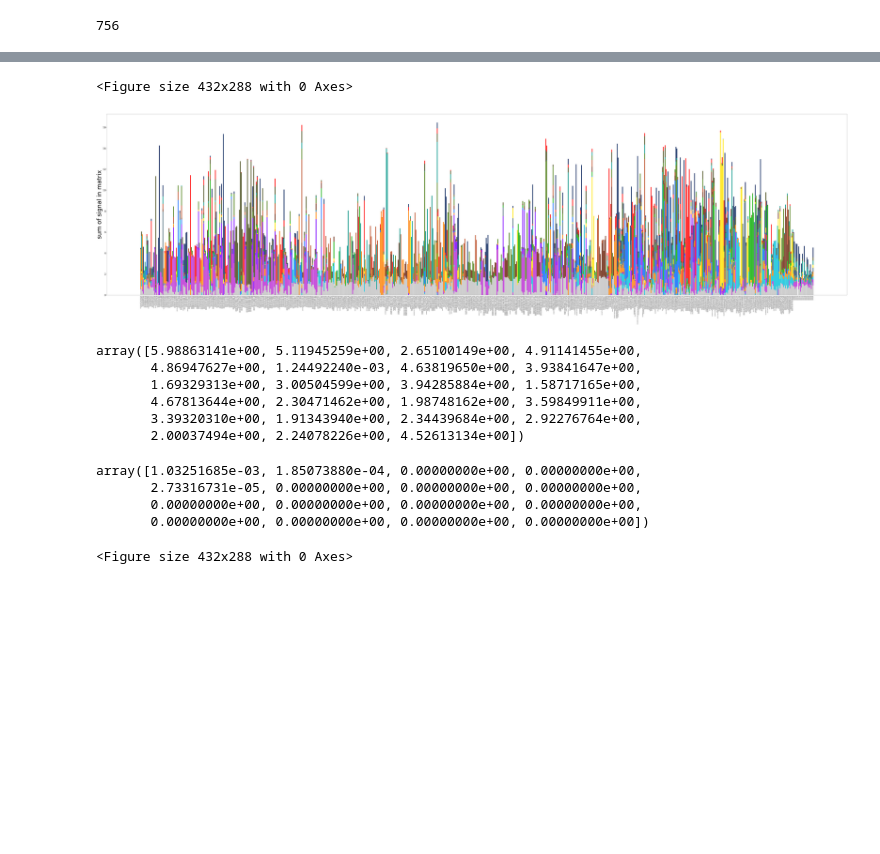
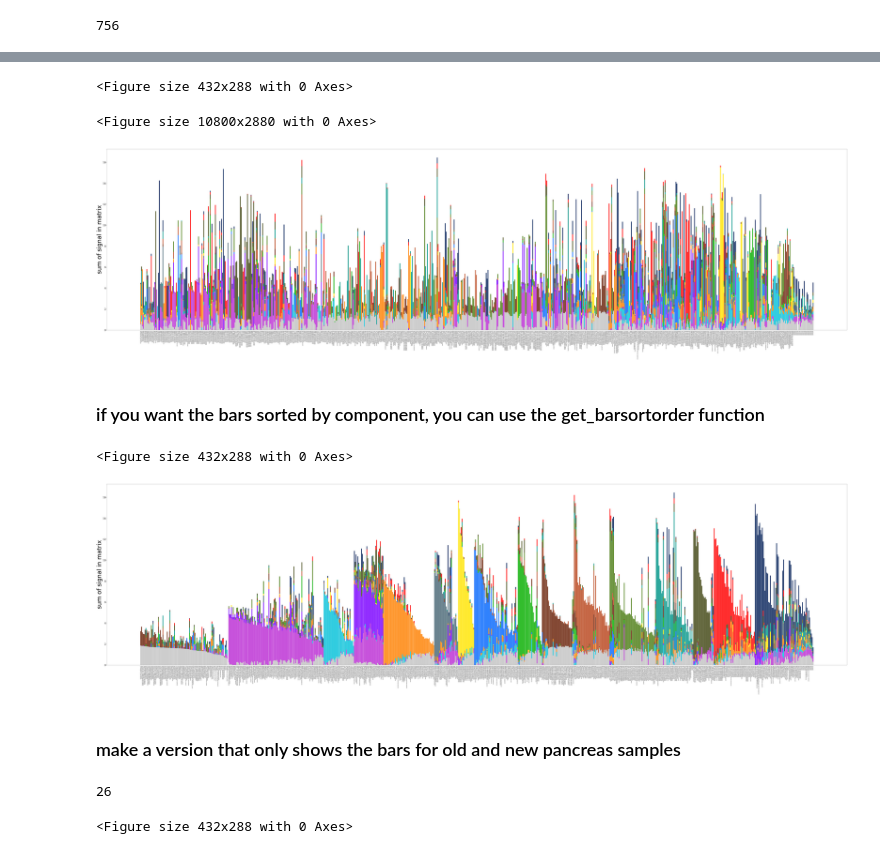
Before and after one commit to Altius/Vocabulary, a Jupyter notebook: forShane/11-09-18 basis with new samples cleaned up.ipynb, the cells around one changed output, grey strips where cells are left out. Cells and saved outputs as stored; diff of their text form; code cells hidden in the pictures; blank space fills up the shorter version.

Commit message:
oops, adding correct version of notebook

```diff
--- a/forShane/11-09-18 basis with new samples.ipynb
+++ b/forShane/11-09-18 basis with new samples cleaned up.ipynb
@@ -70,7 +69,7 @@ def make_stacked_bar_plot(Ncomps, Nrelevant, BarMatrix, bargraph_out, names = []
     for i in range(1,Ncomps):
         plt.bar(ttt[start:end],BarMatrix[i,start:end][barsortorder], bottom = ground_pSample, color=Comp_colors[i], alpha=1.0)
         ground_pSample = np.sum(BarMatrix[0: i+1,start:end], axis=0)[barsortorder]
-    increase_axis_fontsize()
+    OONMFhelpers.increase_axis_fontsize()
     plt.ylabel('sum of signal in matrix',fontsize=70)
     if (len(plot_title) > 0):
         plt.title(plot_title,fontsize=70)
@@ -135,5 +120,5 @@ len(pancnames_cut[pancnames_cut])
 # %%
-finname = 'lala.txt'
+finname = 'alex_LN_names.txt'
 f = open(finname, 'r')
 dars = f.readlines()
 pank_LN_ar = []
@@ -170,26 +139,26 @@ len(allnames)
 make_stacked_bar_plot(16, 756, Basis_new.T, '', names=np.array(allnames))
 # %% [output]
 <Figure size 432x288 with 0 Axes>
+<Figure size 10800x2880 with 0 Axes>
 [figure]
+# %% [markdown]
+### if you want the bars sorted by component, you can use the get_barsortorder function
+# %%
+barsortorder = OONMFhelpers.get_barsortorder(Basis_new)
+# %%
+make_stacked_bar_plot(16, 756, Basis_new.T, '', names=np.array(allnames), barsortorder=barsortorder)
+# %% [output]
+<Figure size 432x288 with 0 Axes>
+[figure, added]
+# %% [markdown]
+### make a version that only shows the bars for old and new pancreas samples
 # %%
 old_new_panc = np.concatenate([Basis_orig[pancnames_cut],Basis_panky ])
 old_new_panc_names = np.array(fullnames[pancnames_cut]).tolist() + pank_LN_ar
-# %%
-np.sum(Basis_panky, axis=1)
-# %% [output]
-array([5.98863141e+00, 5.11945259e+00, 2.65100149e+00, 4.91141455e+00,
-       4.86947627e+00, 1.24492240e-03, 4.63819650e+00, 3.93841647e+00,
-       1.69329313e+00, 3.00504599e+00, 3.94285884e+00, 1.58717165e+00,
-       4.67813644e+00, 2.30471462e+00, 1.98748162e+00, 3.59849911e+00,
-       3.39320310e+00, 1.91343940e+00, 2.34439684e+00, 2.92276764e+00,
-       2.00037494e+00, 2.24078226e+00, 4.52613134e+00])
-# %%
-Basis_panky[5]
-# %% [output]
-array([1.03251685e-03, 1.85073880e-04, 0.00000000e+00, 0.00000000e+00,
-       2.73316731e-05, 0.00000000e+00, 0.00000000e+00, 0.00000000e+00,
-       0.00000000e+00, 0.00000000e+00, 0.00000000e+00, 0.00000000e+00,
-       0.00000000e+00, 0.00000000e+00, 0.00000000e+00, 0.00000000e+00])
+# %%
+len(old_new_panc_names)
+# %% [output]
+26
 # %%
 make_stacked_bar_plot(16, 26, old_new_panc.T, '', names=np.array(old_new_panc_names))
 # %% [output]
```
Also changed, not shown: parts of 31 cells of this notebook.
